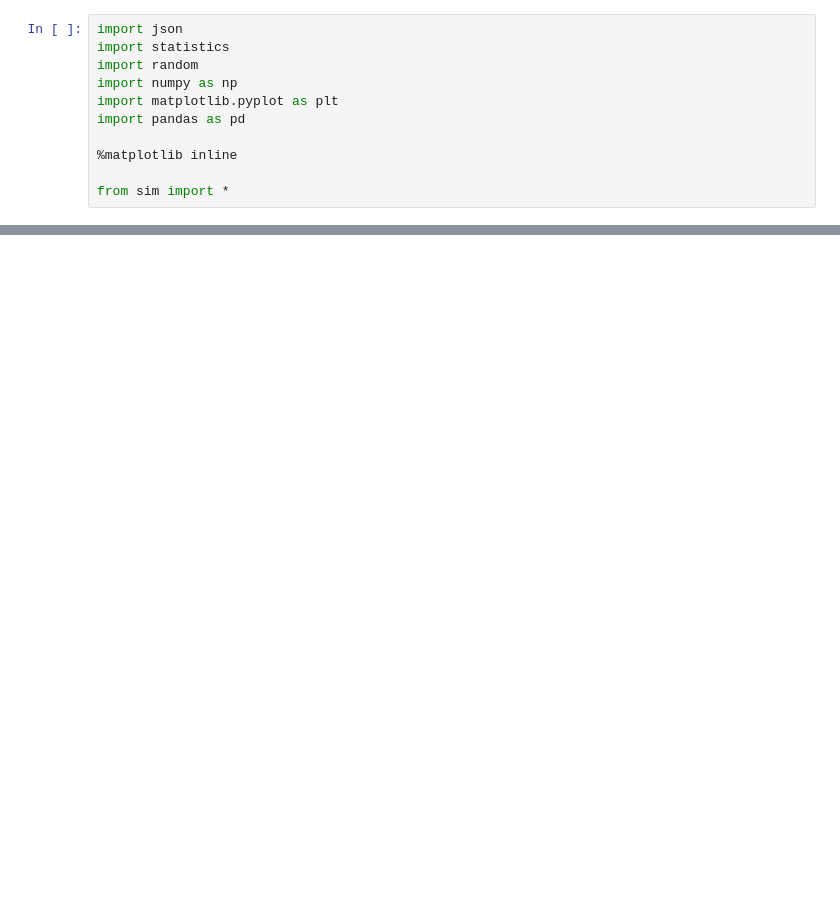
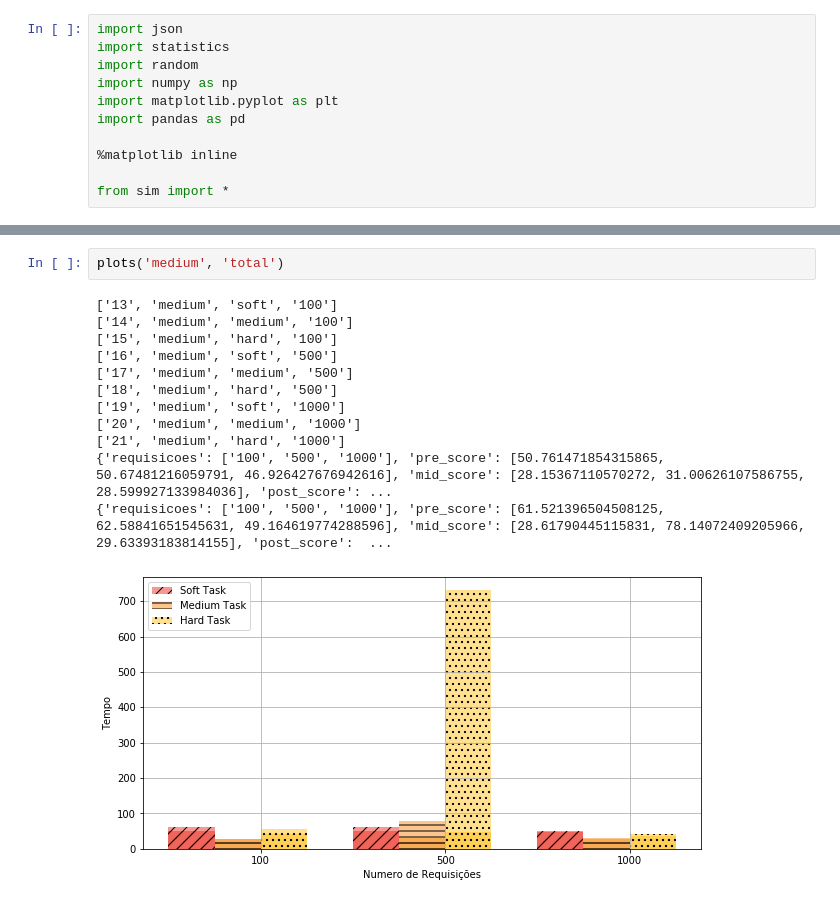
Before and after one commit to eppereira/SmartClassFogLB, a Jupyter notebook: v2/graph_plot.ipynb, the cells around one changed output, grey strips where cells are left out. Saved outputs shown, nothing was run; the diff lists cells and outputs as text; blank space fills up the shorter version.

```diff
--- a/v2/graph_plot.ipynb
+++ b/v2/graph_plot.ipynb
@@ -265,3 +272,18 @@ def plots(fog, tipo, log='False'):
+# %%
+plots('medium', 'total')
+# %% [output]
+['13', 'medium', 'soft', '100']
+['14', 'medium', 'medium', '100']
+['15', 'medium', 'hard', '100']
+['16', 'medium', 'soft', '500']
+['17', 'medium', 'medium', '500']
+['18', 'medium', 'hard', '500']
+['19', 'medium', 'soft', '1000']
+['20', 'medium', 'medium', '1000']
+['21', 'medium', 'hard', '1000']
+{'requisicoes': ['100', '500', '1000'], 'pre_score': [50.761471854315865, 50.67481216059791, 46.926427676942616], 'mid_score': [28.15367110570272, 31.00626107586755, 28.599927133984036], 'post_score': ...
+{'requisicoes': ['100', '500', '1000'], 'pre_score': [61.521396504508125, 62.58841651545631, 49.164619774288596], 'mid_score': [28.61790445115831, 78.14072409205966, 29.63393183814155], 'post_score':  ...
+[figure, added]
 # %%
 plots('large', 'total')
 # %% [output]
```
Also changed, not shown: parts of 11 cells of this notebook.
